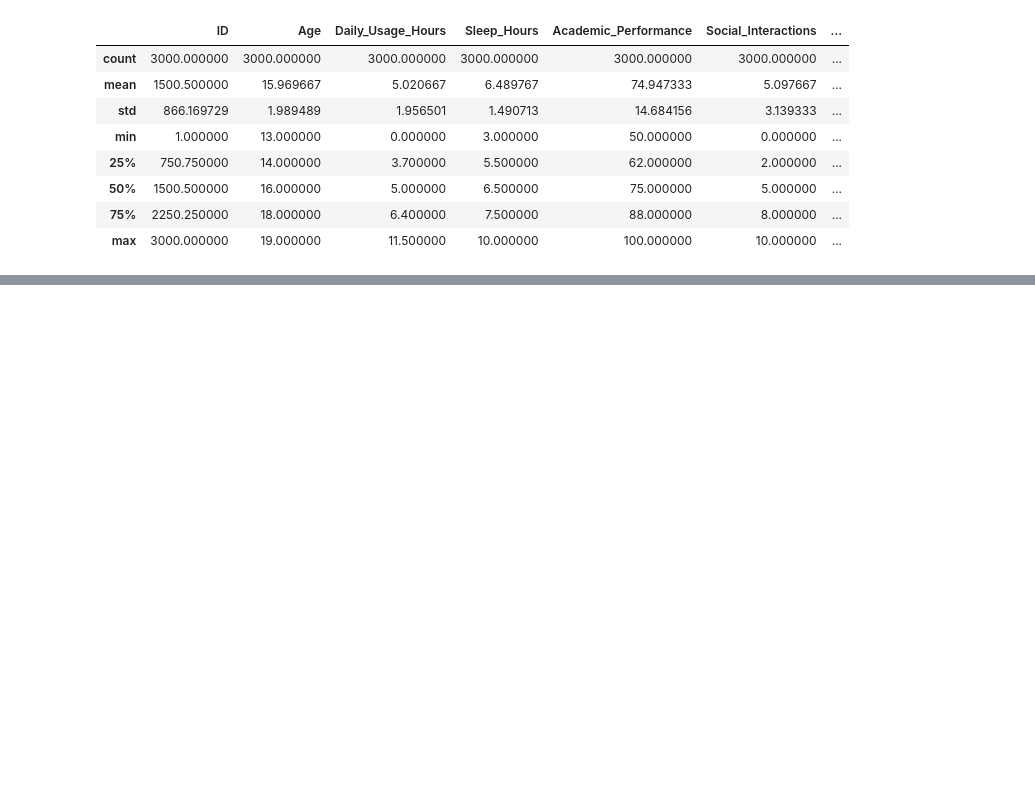
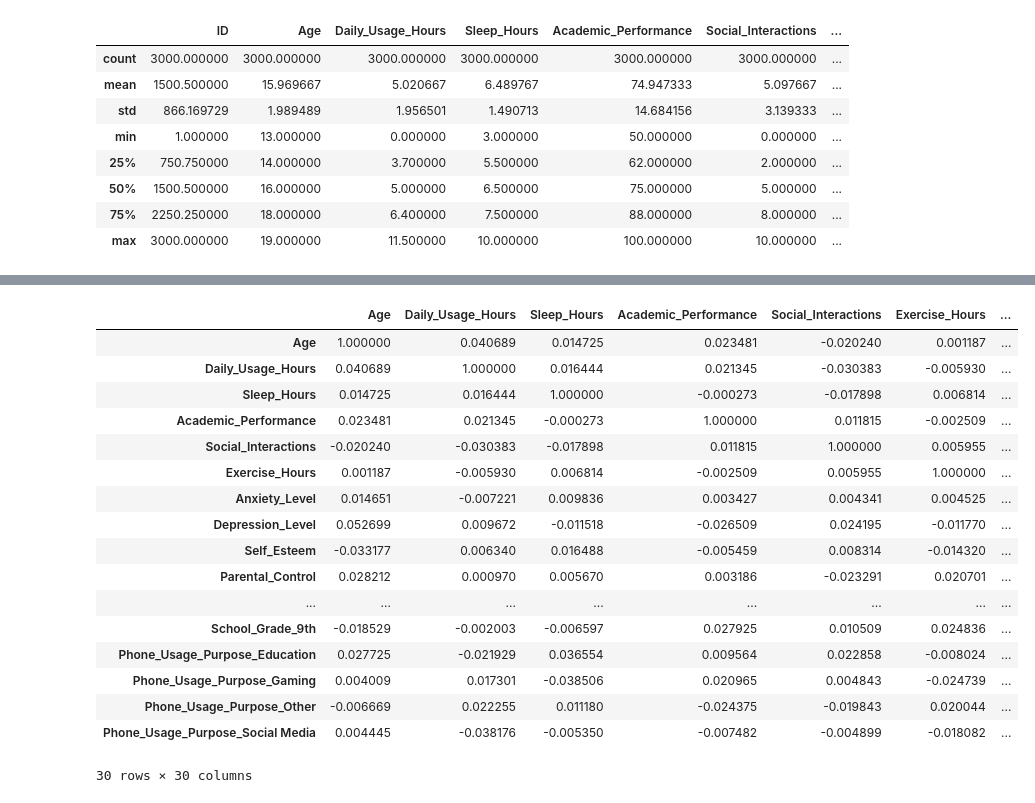
Before and after one commit to sagarbobade336/Machine-learning, a Jupyter notebook: teen_phone_addiction_model.ipynb, the cells around one changed output, grey strips where cells are left out. Drawn from its saved outputs; the diff is of its cells as text; code cells hidden in the pictures; blank space fills up the shorter version.

```diff
--- a/teen_phone_addiction_model.ipynb
+++ b/teen_phone_addiction_model.ipynb
@@ -110,0 +119,21 @@ from sklearn.metrics import accuracy_score
+# %%
+df_cleaned.corr()
+# %% [output]
+|  | Age | Daily_Usage_Hours | Sleep_Hours | Academic_Performance | Social_Interactions | Exercise_Hours | ... |
+| Age | 1.000000 | 0.040689 | 0.014725 | 0.023481 | -0.020240 | 0.001187 | ... |
+| Daily_Usage_Hours | 0.040689 | 1.000000 | 0.016444 | 0.021345 | -0.030383 | -0.005930 | ... |
+| Sleep_Hours | 0.014725 | 0.016444 | 1.000000 | -0.000273 | -0.017898 | 0.006814 | ... |
+| Academic_Performance | 0.023481 | 0.021345 | -0.000273 | 1.000000 | 0.011815 | -0.002509 | ... |
+| Social_Interactions | -0.020240 | -0.030383 | -0.017898 | 0.011815 | 1.000000 | 0.005955 | ... |
+| Exercise_Hours | 0.001187 | -0.005930 | 0.006814 | -0.002509 | 0.005955 | 1.000000 | ... |
+| Anxiety_Level | 0.014651 | -0.007221 | 0.009836 | 0.003427 | 0.004341 | 0.004525 | ... |
+| Depression_Level | 0.052699 | 0.009672 | -0.011518 | -0.026509 | 0.024195 | -0.011770 | ... |
+| Self_Esteem | -0.033177 | 0.006340 | 0.016488 | -0.005459 | 0.008314 | -0.014320 | ... |
+| Parental_Control | 0.028212 | 0.000970 | 0.005670 | 0.003186 | -0.023291 | 0.020701 | ... |
+| ... | ... | ... | ... | ... | ... | ... | ... |
+| School_Grade_9th | -0.018529 | -0.002003 | -0.006597 | 0.027925 | 0.010509 | 0.024836 | ... |
+| Phone_Usage_Purpose_Education | 0.027725 | -0.021929 | 0.036554 | 0.009564 | 0.022858 | -0.008024 | ... |
+| Phone_Usage_Purpose_Gaming | 0.004009 | 0.017301 | -0.038506 | 0.020965 | 0.004843 | -0.024739 | ... |
+| Phone_Usage_Purpose_Other | -0.006669 | 0.022255 | 0.011180 | -0.024375 | -0.019843 | 0.020044 | ... |
+| Phone_Usage_Purpose_Social Media | 0.004445 | -0.038176 | -0.005350 | -0.007482 | -0.004899 | -0.018082 | ... |
+30 rows × 30 columns
```
Also changed, not shown: parts of 35 cells of this notebook.
